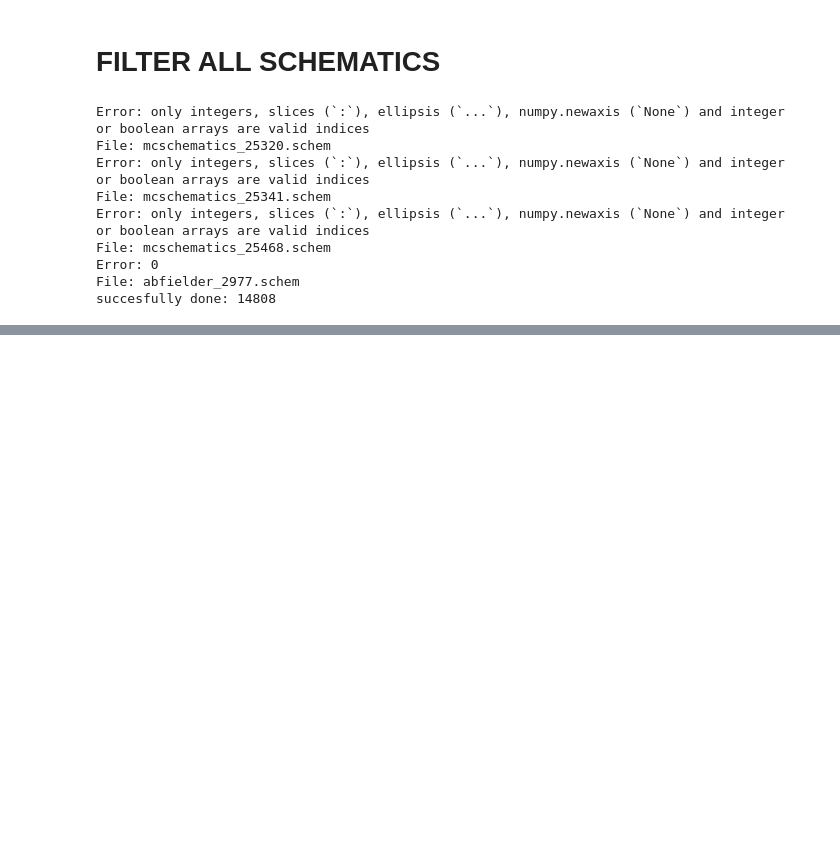
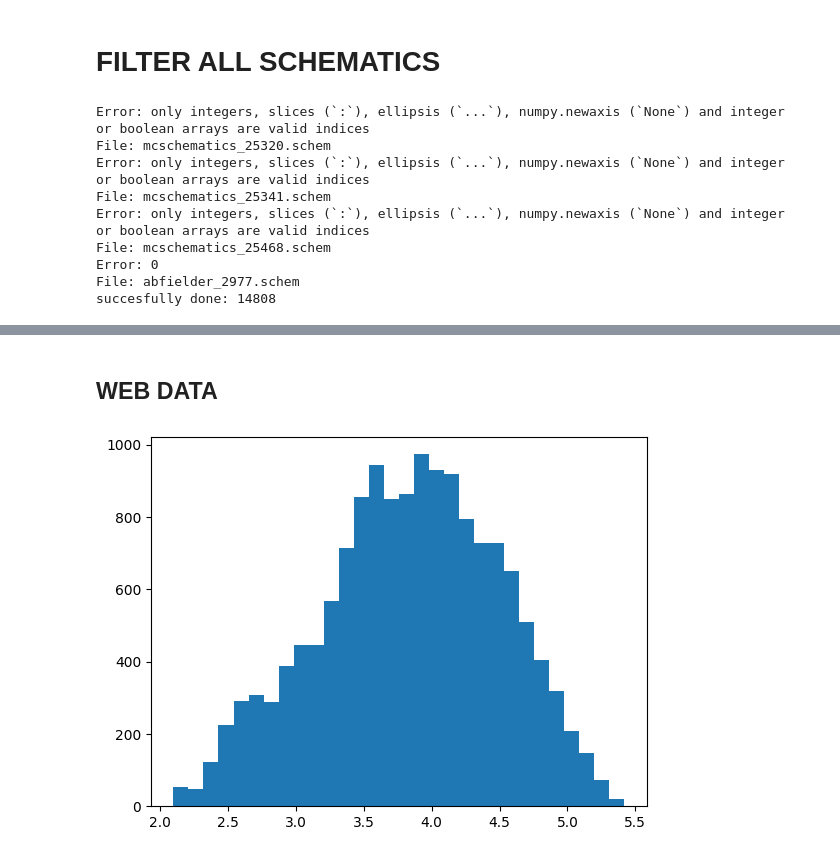
Before and after one commit to oleja1shpep/DiffusionCraft, a Jupyter notebook: src/notebooks/stats.ipynb, the cells around one changed output, grey strips where cells are left out. Drawn from its saved outputs; the diff is of its cells as text; code cells hidden in the pictures; blank space fills up the shorter version.

```diff
--- a/src/notebooks/stats.ipynb
+++ b/src/notebooks/stats.ipynb
@@ -2025,0 +2503,8 @@ with open("../../data/web_data/filtered_schem_data.json", "w", encoding="utf-8")
+# %% [markdown]
+## WEB DATA
+# %%
+import matplotlib.pyplot as plt
+
+plt.hist(np.log10(volumes), bins=30);
+# %% [output]
+[figure, added]
```
Also changed, not shown: parts of 5 cells of this notebook, 2 other files.
